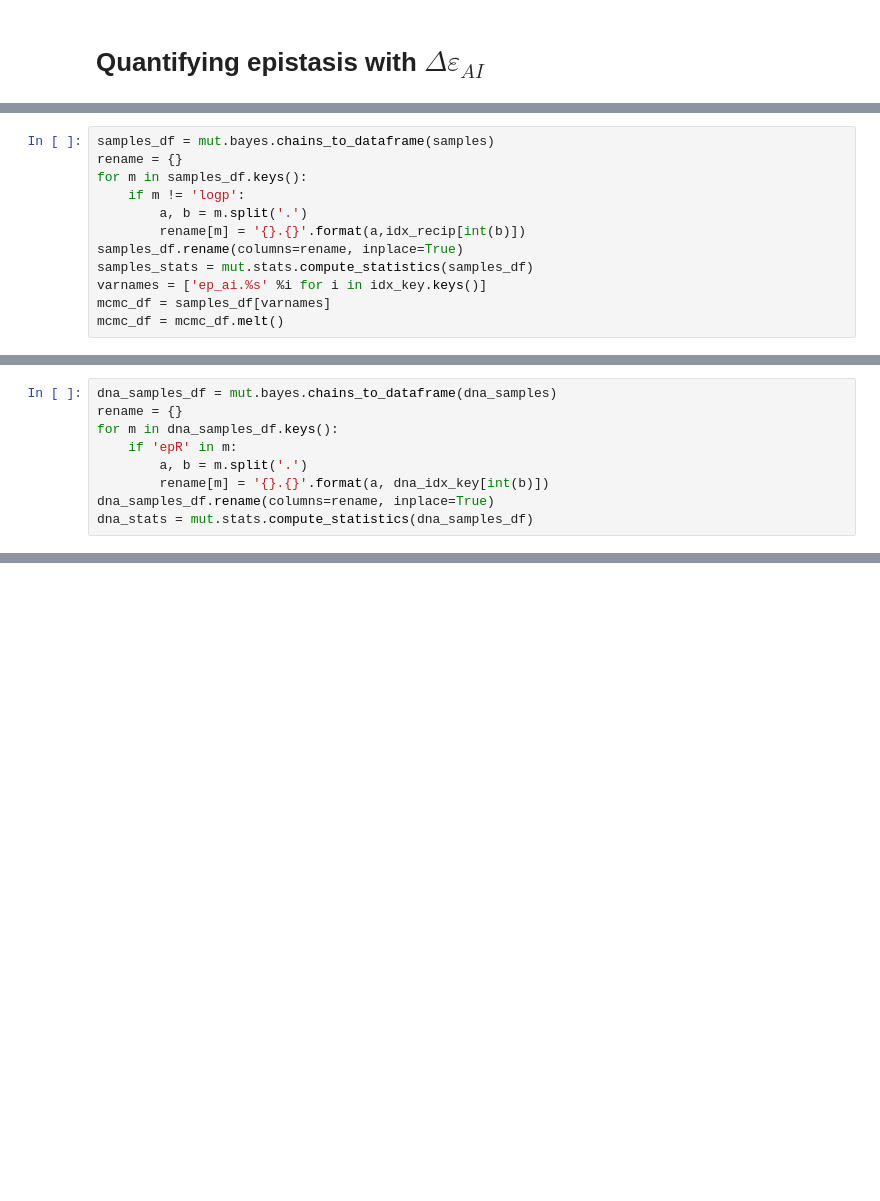
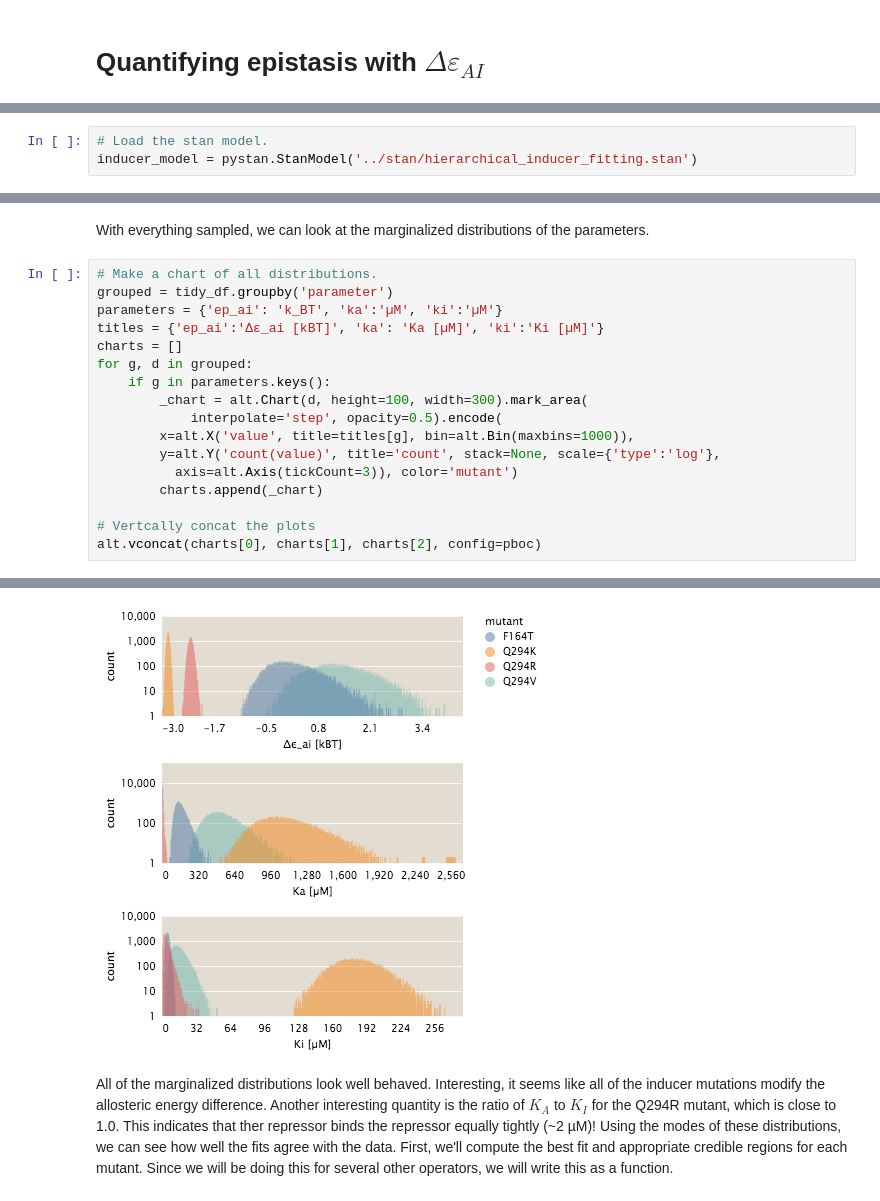
Before and after one commit to RPGroup-PBoC/mwc_mutants, a Jupyter notebook: code/analysis/analysis_with_allosteric_energy_fitting.ipynb, the cells around one changed output, grey strips where cells are left out. Saved outputs shown, nothing was run; the diff lists cells and outputs as text; blank space fills up the shorter version.

Commit message:
Update of notebook for allosteric energy fitting as well as O3 Q294K analysis

```diff
--- a/code/analysis/analysis_with_allosteric_energy_fitting.ipynb
+++ b/code/analysis/analysis_with_allosteric_energy_fitting.ipynb
@@ -78,12 +2,0 @@ samples = model.sampling(data_dict, iter=10000, chains=4)
-# %%
-samples_df = mut.bayes.chains_to_dataframe(samples)
-rename = {}
-for m in samples_df.keys():
-    if m != 'logp':
-        a, b = m.split('.')
-        rename[m] = '{}.{}'.format(a,idx_recip[int(b)])
-samples_df.rename(columns=rename, inplace=True)
-samples_stats = mut.stats.compute_statistics(samples_df)
-varnames = ['ep_ai.%s' %i for i in idx_key.keys()]
-mcmc_df = samples_df[varnames]
-mcmc_df = mcmc_df.melt()
@@ -253,9 +2,0 @@ dna_samples = dna_model.sampling(data_dict, iter=5000, chains=4)
-# %%
-dna_samples_df = mut.bayes.chains_to_dataframe(dna_samples)
-rename = {}
-for m in dna_samples_df.keys():
-    if 'epR' in m:
-        a, b = m.split('.')
-        rename[m] = '{}.{}'.format(a, dna_idx_key[int(b)])
-dna_samples_df.rename(columns=rename, inplace=True)
-dna_stats = mut.stats.compute_statistics(dna_samples_df)
@@ -363,0 +99,3 @@ dna
+# %%
+# Load the stan model.
+inducer_model = pystan.StanModel('../stan/hierarchical_inducer_fitting.stan')
@@ -363,0 +139,20 @@ dna
+# %% [markdown]
+With everything sampled, we can look at the marginalized distributions of the parameters.
+# %%
+# Make a chart of all distributions.
+grouped = tidy_df.groupby('parameter')
+parameters = {'ep_ai': 'k_BT', 'ka':'µM', 'ki':'µM'}
+titles = {'ep_ai':'Δε_ai [kBT]', 'ka': 'Ka [µM]', 'ki':'Ki [µM]'}
+charts = []
+for g, d in grouped:
+    if g in parameters.keys():
+        _chart = alt.Chart(d, height=100, width=300).mark_area(
+            interpolate='step', opacity=0.5).encode(
+        x=alt.X('value', title=titles[g], bin=alt.Bin(maxbins=1000)),
+        y=alt.Y('count(value)', title='count', stack=None, scale={'type':'log'},
+          axis=alt.Axis(tickCount=3)), color='mutant')
+        charts.append(_chart)
+
+# Vertcally concat the plots
+alt.vconcat(charts[0], charts[1], charts[2], config=pboc)
+# %% [output]
@@ -363,0 +160,3 @@ dna
+[figure, added]
+# %% [markdown]
+All of the marginalized distributions look well behaved. Interesting, it seems like all of the inducer mutations modify the allosteric energy difference. Another interesting quantity is the ratio of $K_A$ to $K_I$ for the Q294R mutant, which is close to 1.0. This indicates that ther repressor binds the repressor equally tightly (~2 µM)! Using the modes of these distributions, we can see how well the fits agree with the data. First, we'll compute the best fit and appropriate credible regions for each mutant. Since we will be doing this for several other operators, we will write this as a function.
```
Also changed, not shown: parts of 39 cells of this notebook, 14 other files.
